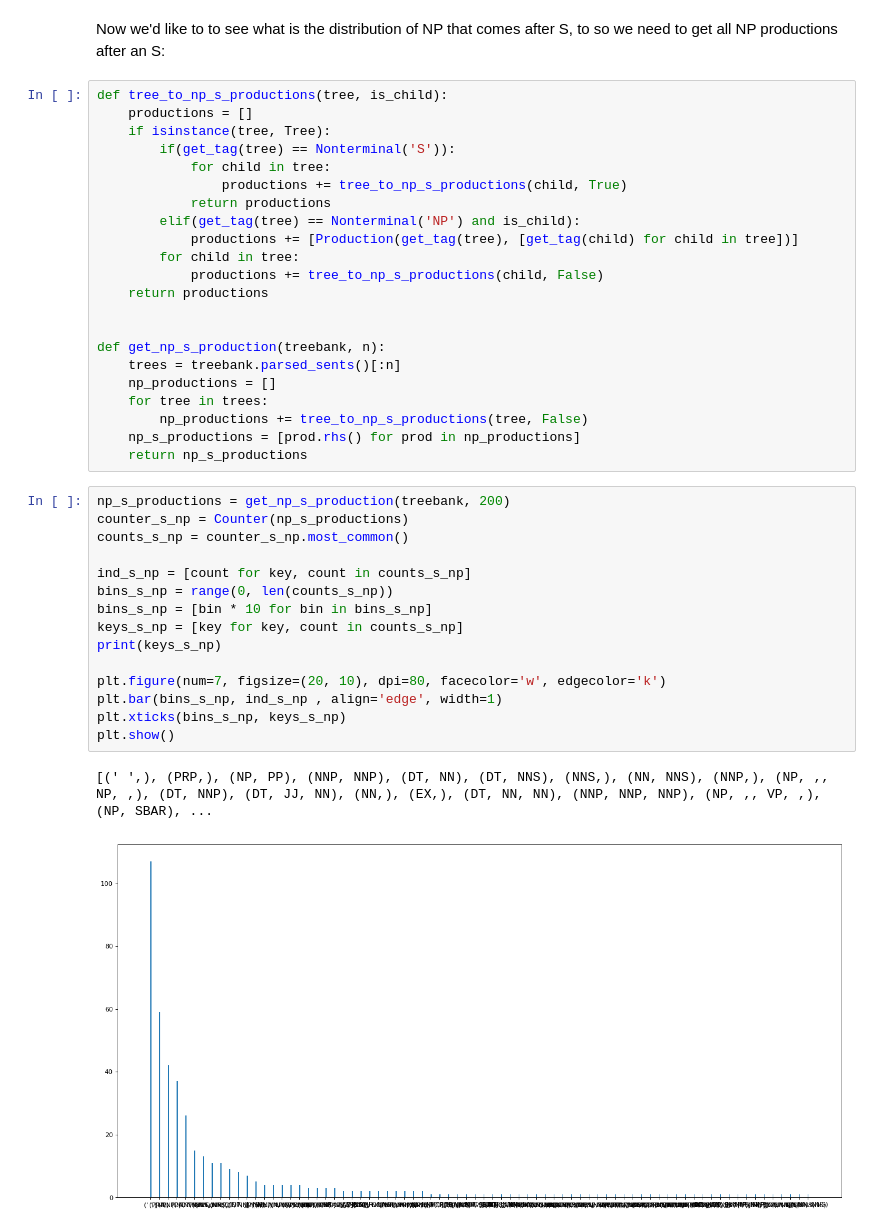
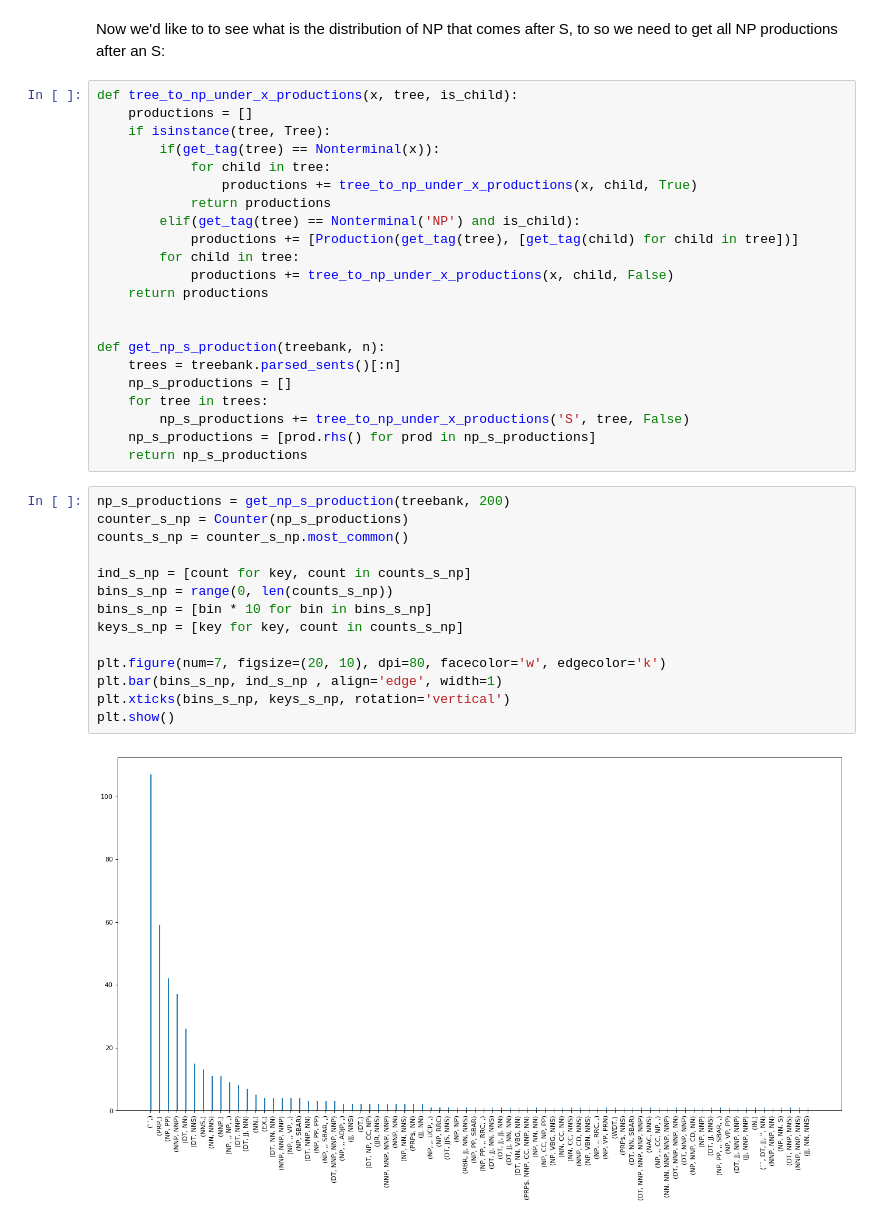
Before and after one commit to taihak94/NLP2019, a Jupyter notebook: assignment3/Assignment 3.ipynb, the cells around one changed output. Saved outputs shown, nothing was run; the diff lists cells and outputs as text.

```diff
--- a/assignment3/Assignment 3.ipynb
+++ b/assignment3/Assignment 3.ipynb
@@ -1060,42 +1059,40 @@ plt.show()
 # %% [markdown]
 Now we'd like to to see what is the distribution of NP that comes after S, to so we need to get all NP productions after an S:
 # %%
-def tree_to_np_s_productions(tree, is_child):
+def tree_to_np_under_x_productions(x, tree, is_child):
     productions = []
     if isinstance(tree, Tree):
-        if(get_tag(tree) == Nonterminal('S')):
+        if(get_tag(tree) == Nonterminal(x)):
             for child in tree:
-                productions += tree_to_np_s_productions(child, True)
+                productions += tree_to_np_under_x_productions(x, child, True)
             return productions
         elif(get_tag(tree) == Nonterminal('NP') and is_child):
             productions += [Production(get_tag(tree), [get_tag(child) for child in tree])]
         for child in tree:
-            productions += tree_to_np_s_productions(child, False)
+            productions += tree_to_np_under_x_productions(x, child, False)
     return productions
 
 
 def get_np_s_production(treebank, n):
     trees = treebank.parsed_sents()[:n]
-    np_productions = []
+    np_s_productions = []
     for tree in trees:
-        np_productions += tree_to_np_s_productions(tree, False)
-    np_s_productions = [prod.rhs() for prod in np_productions]
+        np_s_productions += tree_to_np_under_x_productions('S', tree, False)
+    np_s_productions = [prod.rhs() for prod in np_s_productions]
     return np_s_productions
 # %%
 np_s_productions = get_np_s_production(treebank, 200)
 counter_s_np = Counter(np_s_productions)
 counts_s_np = counter_s_np.most_common()
 
 ind_s_np = [count for key, count in counts_s_np]
 bins_s_np = range(0, len(counts_s_np))
 bins_s_np = [bin * 10 for bin in bins_s_np]
 keys_s_np = [key for key, count in counts_s_np]
-print(keys_s_np)
 
 plt.figure(num=7, figsize=(20, 10), dpi=80, facecolor='w', edgecolor='k')
 plt.bar(bins_s_np, ind_s_np , align='edge', width=1)
-plt.xticks(bins_s_np, keys_s_np)
+plt.xticks(bins_s_np, keys_s_np, rotation='vertical')
 plt.show()
 # %% [output]
-[(' ',), (PRP,), (NP, PP), (NNP, NNP), (DT, NN), (DT, NNS), (NNS,), (NN, NNS), (NNP,), (NP, ,, NP, ,), (DT, NNP), (DT, JJ, NN), (NN,), (EX,), (DT, NN, NN), (NNP, NNP, NNP), (NP, ,, VP, ,), (NP, SBAR), ...
-[figure, old version]
+[figure, new version]
```
Also changed, not shown: parts of 39 cells of this notebook.
